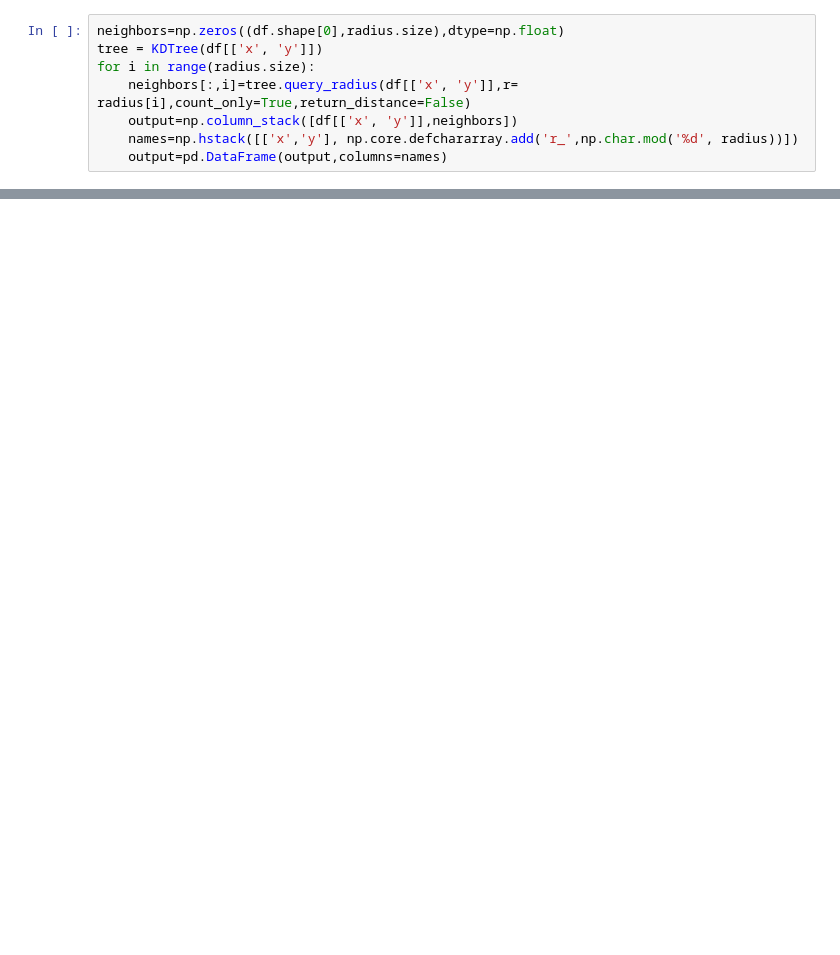
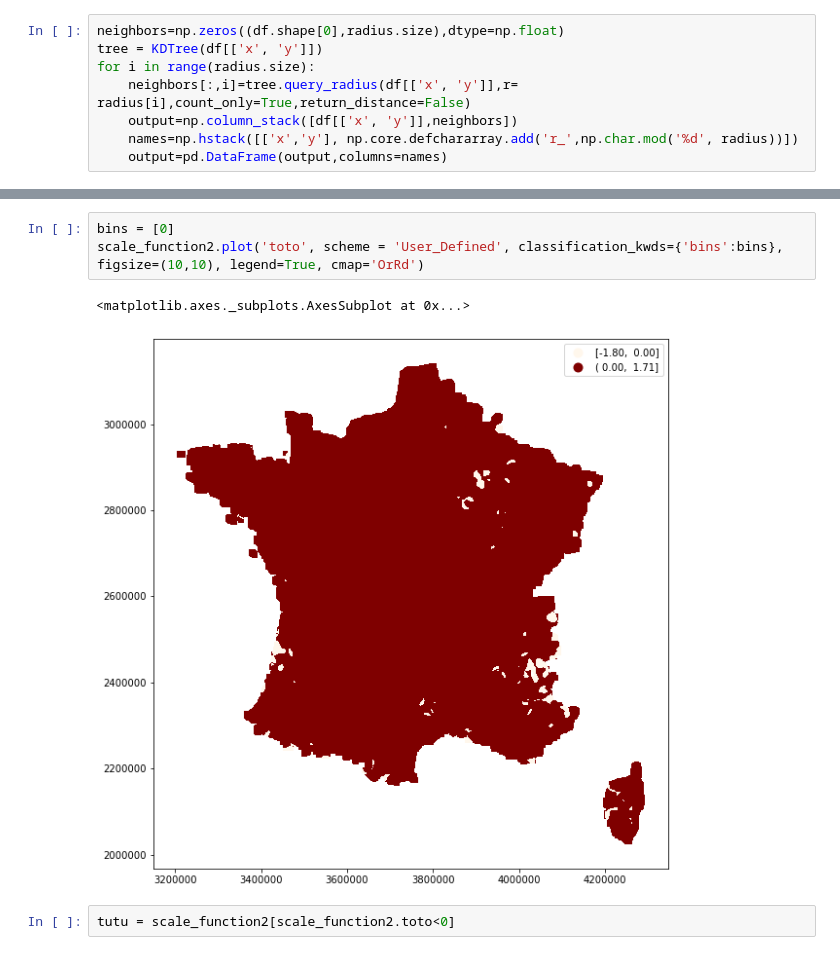
Before and after one commit to fsemecurbe/GWFA, a Jupyter notebook: Gwfa.ipynb, the cells around one changed output, grey strips where cells are left out. Cells and saved outputs as stored; diff of their text form; blank space fills up the shorter version.

```diff
--- a/Gwfa.ipynb
+++ b/Gwfa.ipynb
@@ -40,0 +178,8 @@ scale_function.plot('D', scheme = 'quantiles')
+# %%
+bins = [0]
+scale_function2.plot('toto', scheme = 'User_Defined', classification_kwds={'bins':bins}, figsize=(10,10), legend=True, cmap='OrRd')
+# %% [output]
+<matplotlib.axes._subplots.AxesSubplot at 0x...>
+[figure, added]
+# %%
+tutu = scale_function2[scale_function2.toto<0]
```
Also changed, not shown: parts of 39 cells of this notebook.
